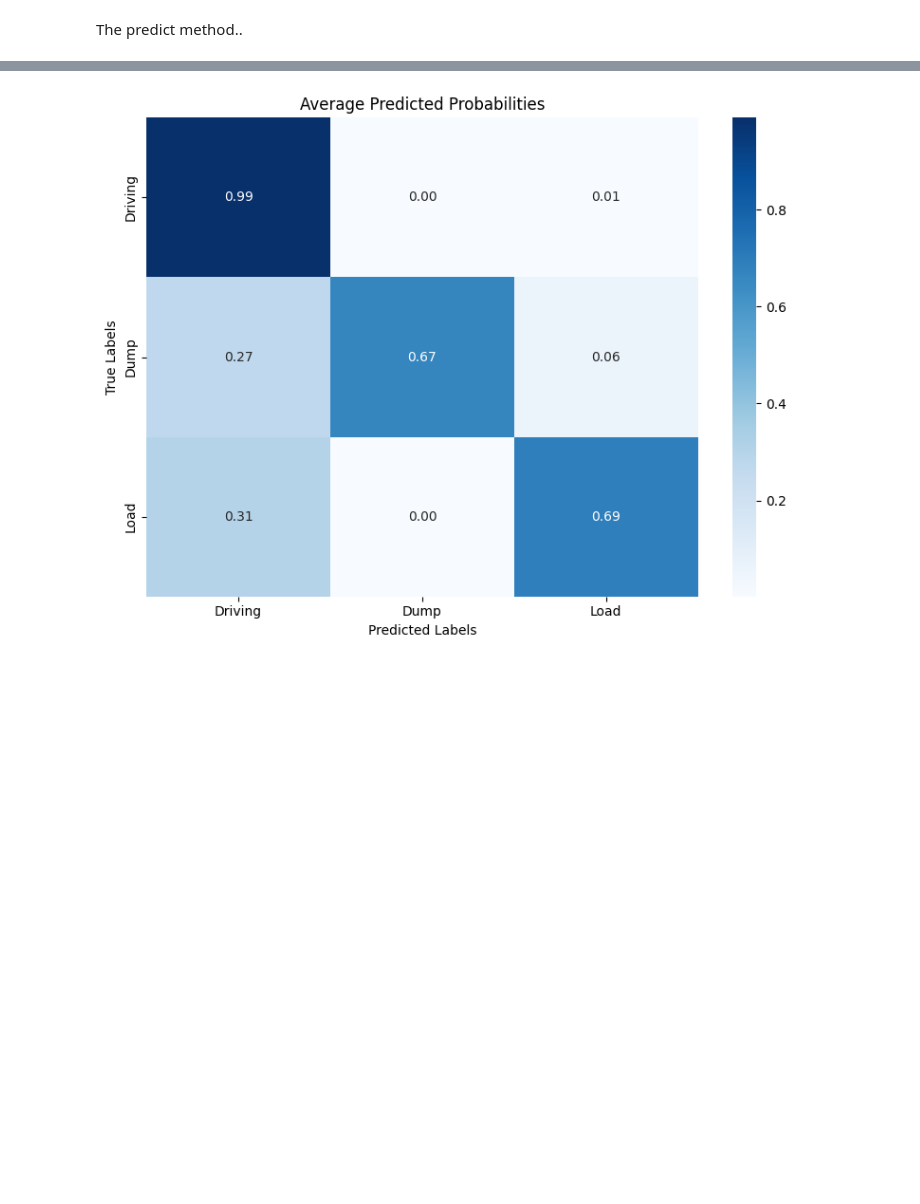
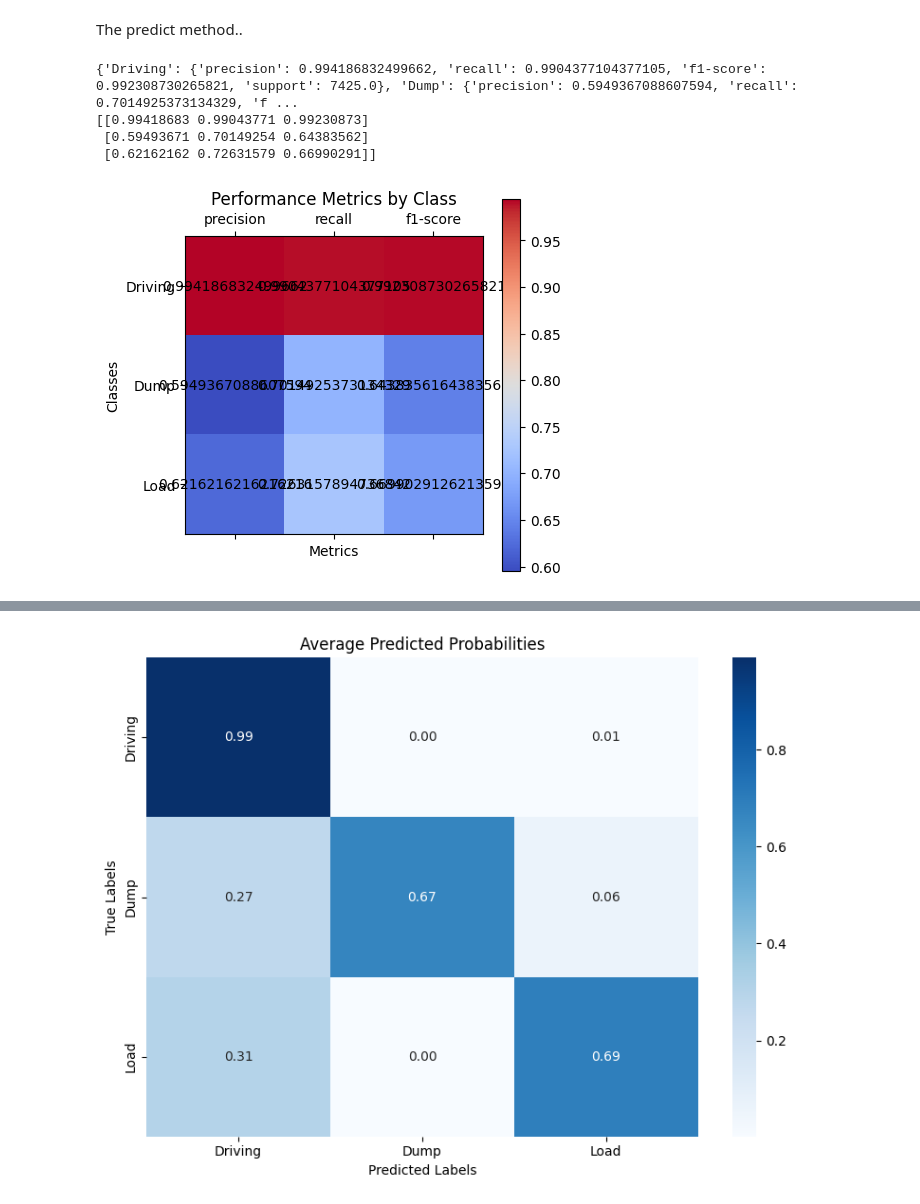
Before and after one commit to LM239/RoadAI, a Jupyter notebook: load_dump_lightgbm_demo.ipynb, the cells around one changed output, grey strips where cells are left out. Cells and saved outputs as stored; diff of their text form; code cells hidden in the pictures; blank space fills up the shorter version.

Commit message:
2d plot metrics

```diff
--- a/load_dump_lightgbm_demo.ipynb
+++ b/load_dump_lightgbm_demo.ipynb
@@ -43,7 +43,13 @@ The predict method..
 # %%
 myModel.predict()
 # %%
-myModel.results()
+myModel.metrics_2d_plot()
+# %% [output]
+{'Driving': {'precision': 0.994186832499662, 'recall': 0.9904377104377105, 'f1-score': 0.992308730265821, 'support': 7425.0}, 'Dump': {'precision': 0.5949367088607594, 'recall': 0.7014925373134329, 'f ...
+[[0.99418683 0.99043771 0.99230873]
+ [0.59493671 0.70149254 0.64383562]
+ [0.62162162 0.72631579 0.66990291]]
+[figure, added]
 # %%
 myModel.confusion_matrix()
 # %% [output]
```
Also changed, not shown: parts of 2 cells of this notebook, 1 other file.
